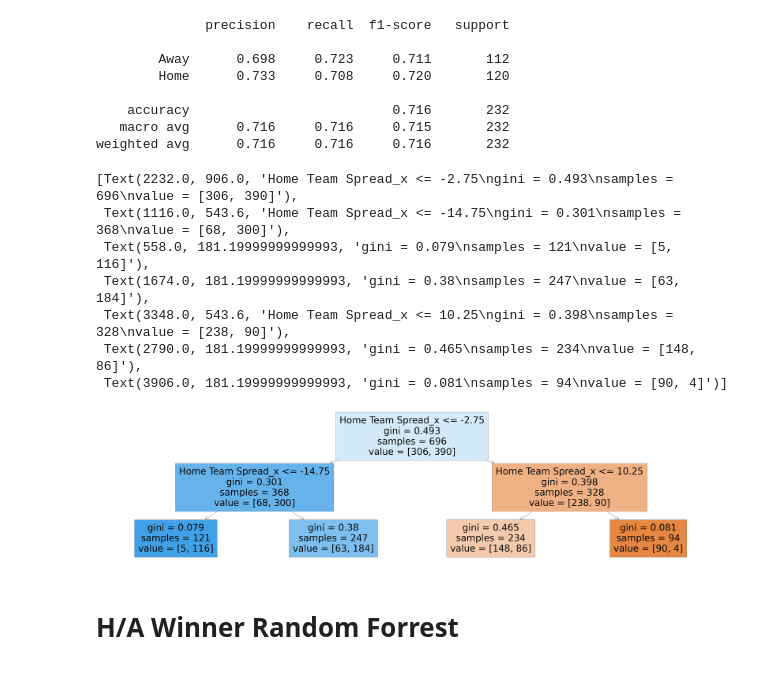
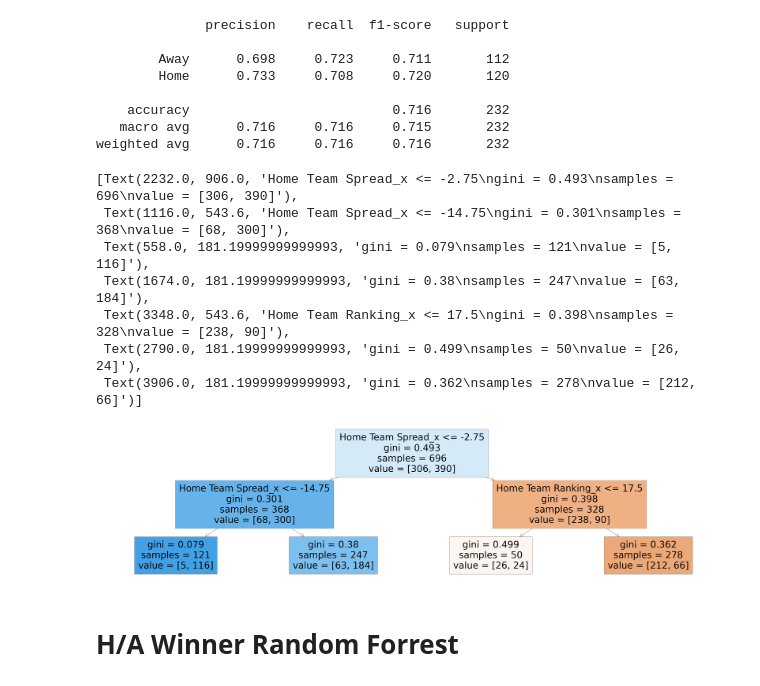
Before and after one commit to MarkClampitt/Springboard, a Jupyter notebook: Capstone2/Cap2_Final_Models-Copy1.ipynb, the cells around one changed output. Cells and saved outputs as stored; diff of their text form; code cells hidden in the pictures.

```diff
--- a/Capstone2/Cap2_Final_Models-Copy1.ipynb
+++ b/Capstone2/Cap2_Final_Models-Copy1.ipynb
@@ -1016,14 +1026,11 @@ X_train,X_test,y_train,y_test = train_test_split(X,y,test_size=.25,random_state=
 # %%
 
-entr_model= tree.DecisionTreeClassifier(criterion="entropy")
+DT= tree.DecisionTreeClassifier()
 
-entr_model.fit(X_train,y_train)
+DT.fit(X_train,y_train)
 
 
-y_pred = entr_model.predict(X_test)
+y_pred = DT.predict(X_test)
 
 
 y_pred = pd.Series(y_pred)
-
-
-entr_model
@@ -1070,14 +1067,0 @@ plot_tree(entr_model,feature_names=X_train.columns,max_depth=5,filled=True)
-# %%
-
-gini_model= tree.DecisionTreeClassifier(criterion="gini")
-
-gini_model.fit(X_train,y_train)
-
-
-y_pred = gini_model.predict(X_test)
-
-
-y_pred = pd.Series(y_pred)
-
-
-gini_model
@@ -1101,15 +1072,14 @@ parameters = {
     'criterion': ['gini', 'entropy'],
     'splitter': ['best','random'],
     'max_depth': [1,2,3,4,5,10,15,20,30,40,41,43,45,45,47,50,60],
-    'min_samples_split': [2,3,5],
     'min_samples_leaf':[1,3,5,10],
     'max_features' : [5,6,7,8,9,10,11,12,13]
 }
 # %%
 DT = DecisionTreeClassifier()
 # %%
-clf = GridSearchCV(DT,parameters,cv=5)
-clf.fit(X,y)
+clf = GridSearchCV(DT,parameters,cv=5,scoring='f1_weighted')
+clf.fit(X_train,y_train)
 # %% [output]
 GridSearchCV(cv=5, estimator=DecisionTreeClassifier(),
              param_grid={'criterion': ['gini', 'entropy'],
@@ -1156,16 +1125,16 @@ print(metrics.classification_report(y_test, y_pred, digits=3))
 weighted avg      0.716     0.716     0.716       232
 # %%
 plt.figure(figsize=(80,20))
-plot_tree(DT,feature_names=X_train.columns,max_depth=3,filled=True)
+plot_tree(DT,feature_names=X_train.columns,max_depth=2,filled=True)
 # %% [output]
 [Text(2232.0, 906.0, 'Home Team Spread_x <= -2.75\ngini = 0.493\nsamples = 696\nvalue = [306, 390]'),
  Text(1116.0, 543.6, 'Home Team Spread_x <= -14.75\ngini = 0.301\nsamples = 368\nvalue = [68, 300]'),
  Text(558.0, 181.19999999999993, 'gini = 0.079\nsamples = 121\nvalue = [5, 116]'),
  Text(1674.0, 181.19999999999993, 'gini = 0.38\nsamples = 247\nvalue = [63, 184]'),
- Text(3348.0, 543.6, 'Home Team Spread_x <= 10.25\ngini = 0.398\nsamples = 328\nvalue = [238, 90]'),
- Text(2790.0, 181.19999999999993, 'gini = 0.465\nsamples = 234\nvalue = [148, 86]'),
- Text(3906.0, 181.19999999999993, 'gini = 0.081\nsamples = 94\nvalue = [90, 4]')]
+ Text(3348.0, 543.6, 'Home Team Ranking_x <= 17.5\ngini = 0.398\nsamples = 328\nvalue = [238, 90]'),
+ Text(2790.0, 181.19999999999993, 'gini = 0.499\nsamples = 50\nvalue = [26, 24]'),
+ Text(3906.0, 181.19999999999993, 'gini = 0.362\nsamples = 278\nvalue = [212, 66]')]
-[figure, old version]
+[figure, new version]
 # %% [markdown]
 # H/A Winner Random Forrest
 # %%
```
Also changed, not shown: parts of 321 cells of this notebook.
